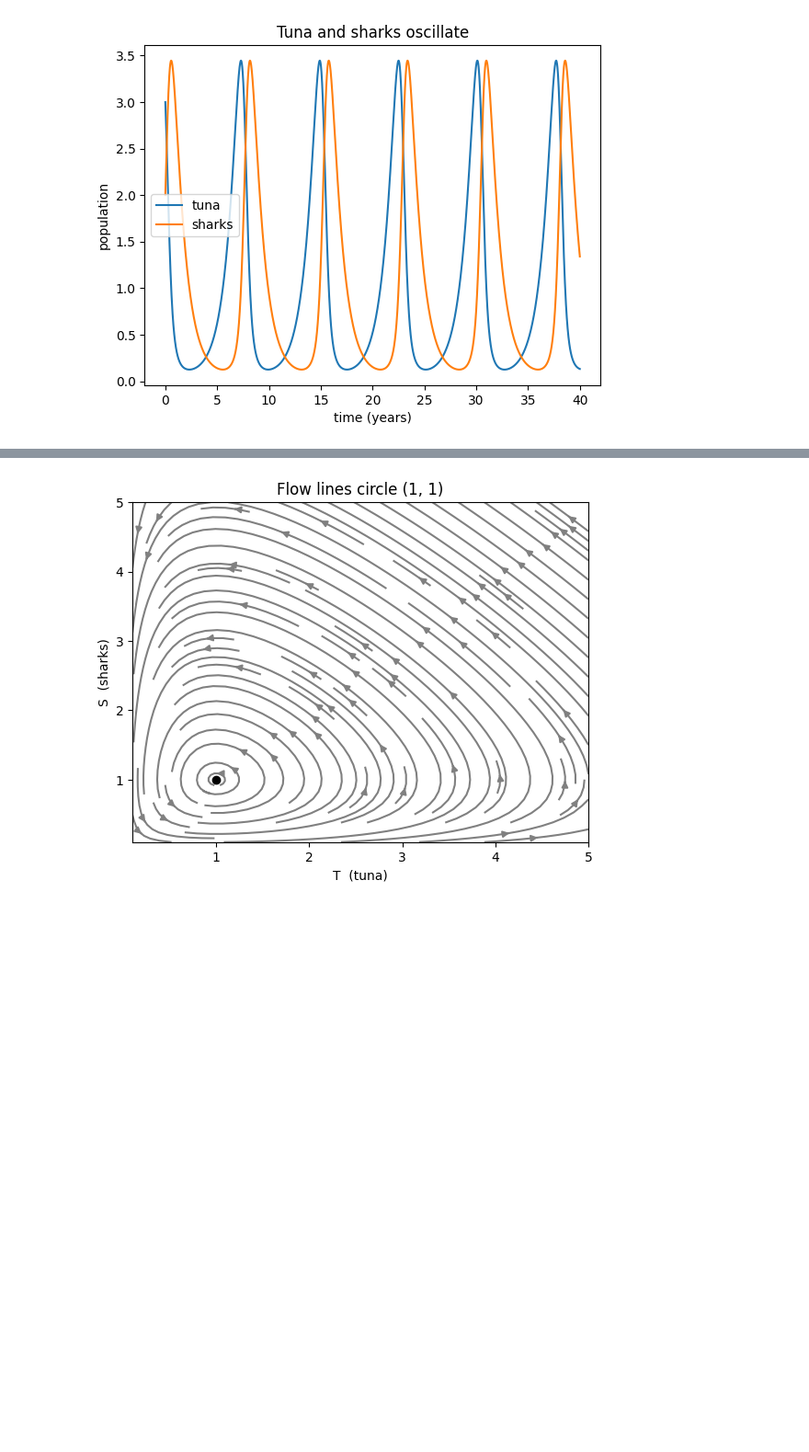
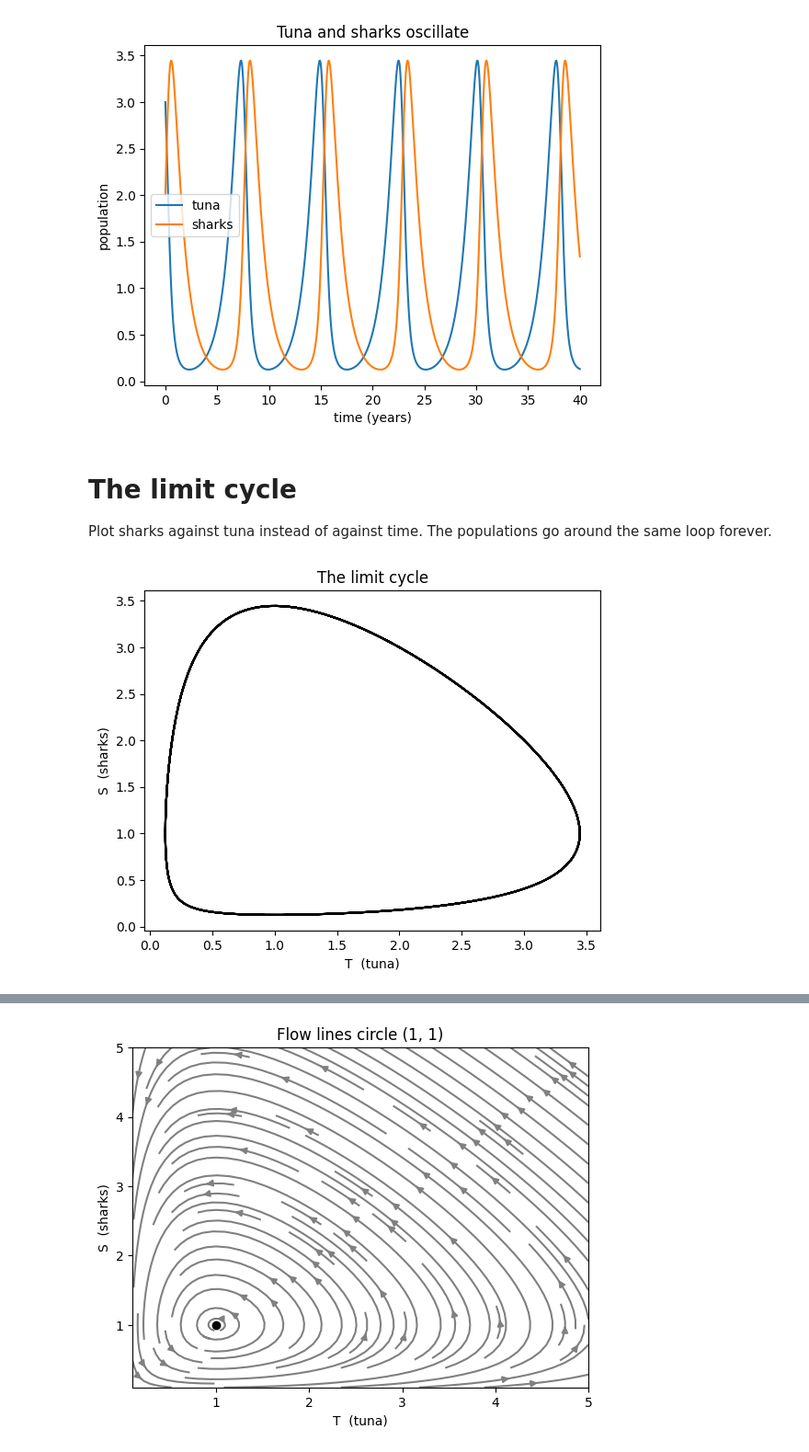
Before and after one commit to jbrown54-oss/Population-Dynamics, a Jupyter notebook: notebooks/shark-tuna-model.ipynb, the cells around one changed output, grey strips where cells are left out. Shown at 92% size. Drawn from its saved outputs; the diff is of its cells as text; code cells hidden in the pictures; blank space fills up the shorter version.

```diff
--- a/notebooks/shark-tuna-model.ipynb
+++ b/notebooks/shark-tuna-model.ipynb
@@ -113,6 +85,18 @@ plt.legend()
 plt.show()
 # %% [output]
 [figure]
+# %% [markdown]
+# The limit cycle
+
+Plot sharks against tuna instead of against time. The populations go around the same loop forever.
+# %%
+plt.plot(T, S, 'k')
+plt.xlabel('T  (tuna)')
+plt.ylabel('S  (sharks)')
+plt.title('The limit cycle')
+plt.show()
+# %% [output]
+[figure, added]
 # %% [markdown]
 # Perturbations
 
```
Also changed, not shown: parts of 21 cells of this notebook.
